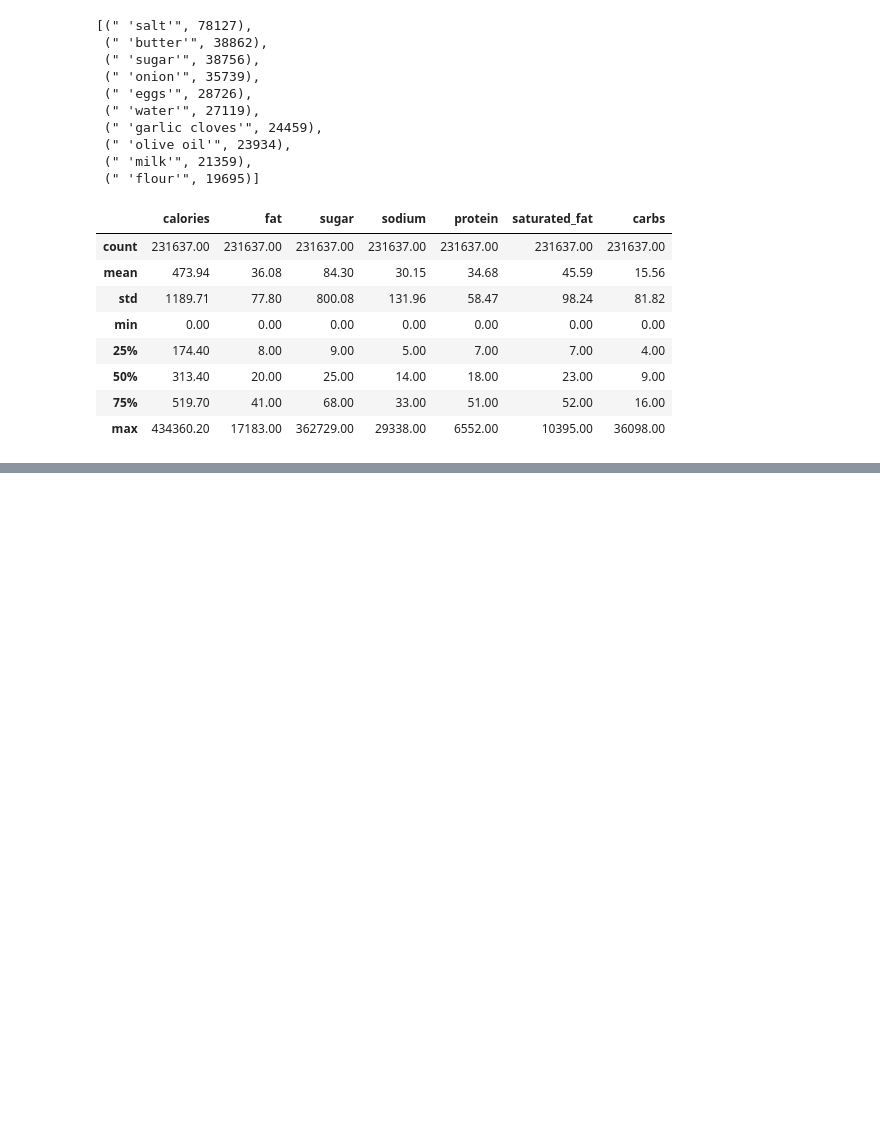
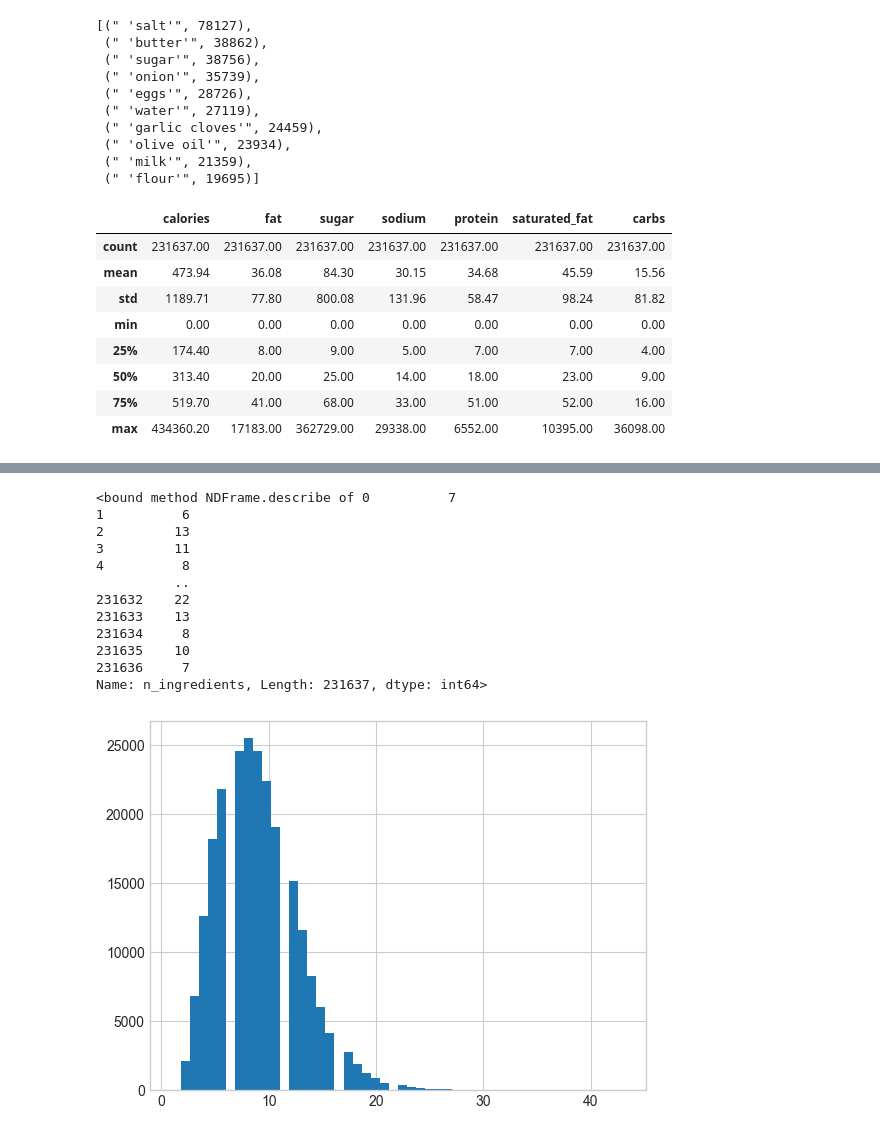
Before and after one commit to PH31M/Food-RecommendationSystem, a Jupyter notebook: notebooks/01_data_exploration.ipynb, the cells around one changed output, grey strips where cells are left out. Cells and saved outputs as stored; diff of their text form; code cells hidden in the pictures; blank space fills up the shorter version.

```diff
--- a/notebooks/01_data_exploration.ipynb
+++ b/notebooks/01_data_exploration.ipynb
@@ -197,0 +199,18 @@ display(df_recipes['protein'].hist())
+# %%
+# Kiểm tra recipes có Ingredients đều chứa nguyên liệu từ 6-10, ta thấy được các nguyên liệu điển hình cho các công thức nấu ăn tại nhà
+df_recipes['n_ingredients'].hist(bins=50)
+df_recipes['n_ingredients'].describe
+# %% [output]
+<bound method NDFrame.describe of 0          7
+1          6
+2         13
+3         11
+4          8
+          ..
+231632    22
+231633    13
+231634     8
+231635    10
+231636     7
+Name: n_ingredients, Length: 231637, dtype: int64>
+[figure, added]
```
Also changed, not shown: parts of 5 cells of this notebook.
